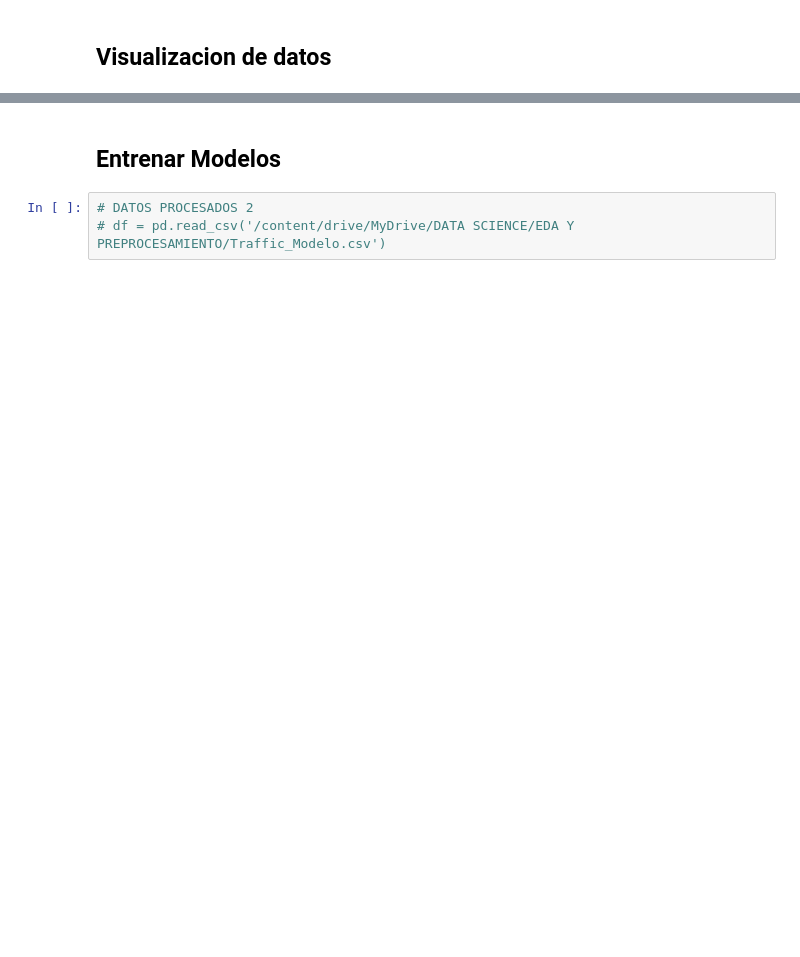
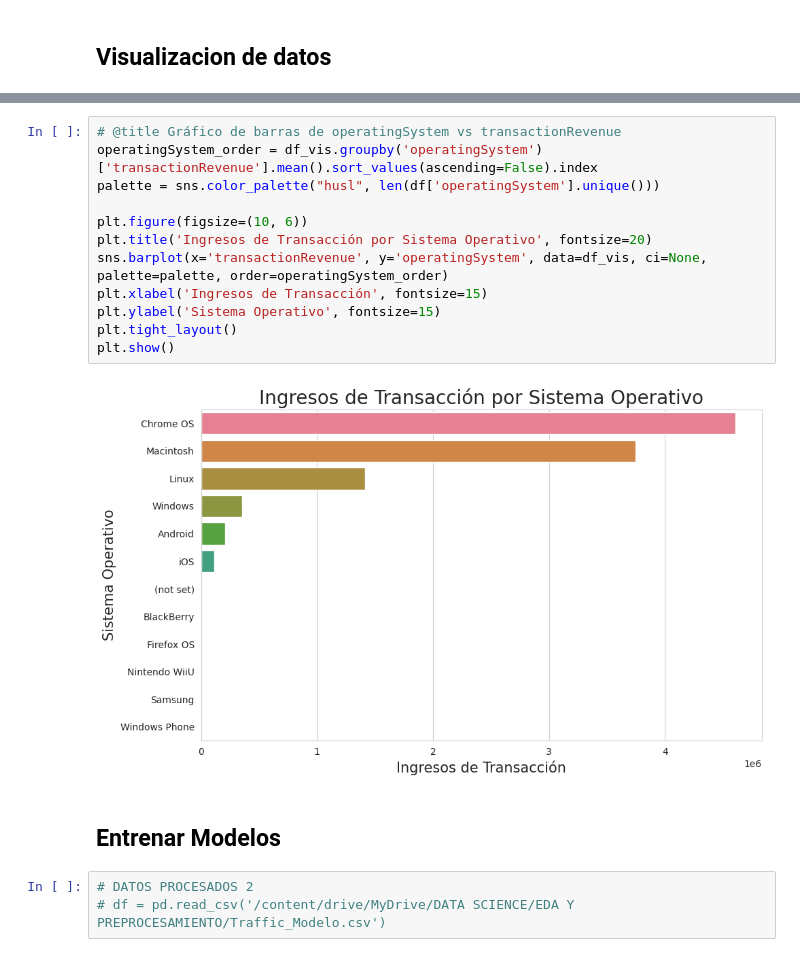
Before and after one commit to valec3/DataScienceProjects, a Jupyter notebook: MODELOS.ipynb, the cells around one changed output, grey strips where cells are left out. Drawn from its saved outputs; the diff is of its cells as text; blank space fills up the shorter version.

```diff
--- a/MODELOS.ipynb
+++ b/MODELOS.ipynb
@@ -224,3 +254,17 @@ plt.show()
+# %%
+# @title Gráfico de barras de operatingSystem vs transactionRevenue
+operatingSystem_order = df_vis.groupby('operatingSystem')['transactionRevenue'].mean().sort_values(ascending=False).index
+palette = sns.color_palette("husl", len(df['operatingSystem'].unique()))
+
+plt.figure(figsize=(10, 6))
+plt.title('Ingresos de Transacción por Sistema Operativo', fontsize=20)
+sns.barplot(x='transactionRevenue', y='operatingSystem', data=df_vis, ci=None, palette=palette, order=operatingSystem_order)
+plt.xlabel('Ingresos de Transacción', fontsize=15)
+plt.ylabel('Sistema Operativo', fontsize=15)
+plt.tight_layout()
+plt.show()
+# %% [output]
+[figure, added]
 # %% [markdown]
 ## **Entrenar Modelos**
 # %%
```
Also changed, not shown: parts of 10 cells of this notebook.
